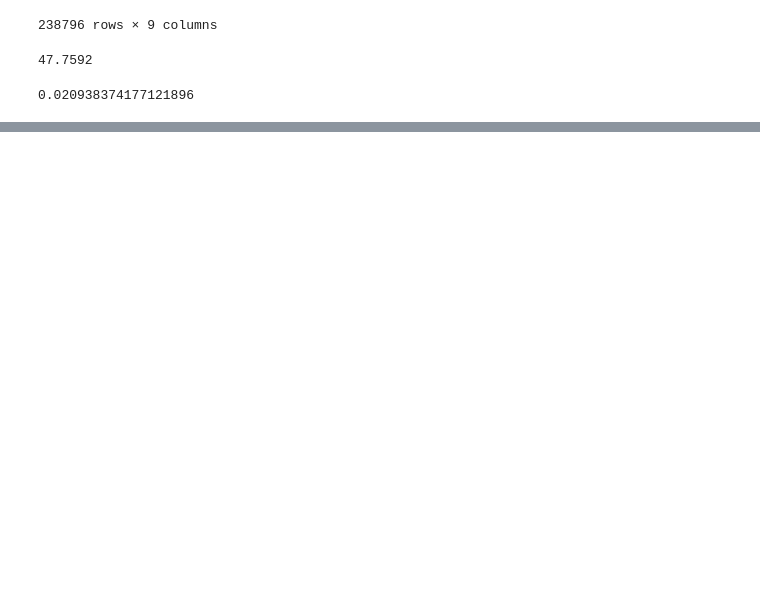
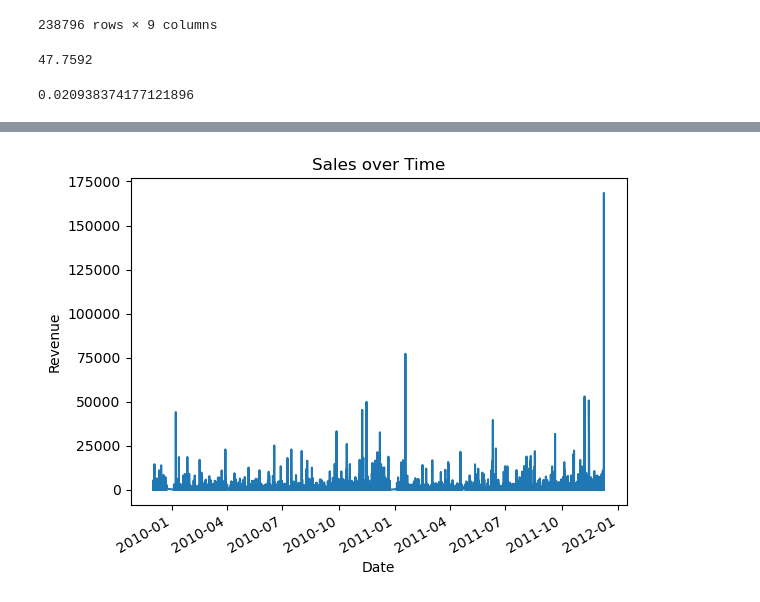
Before and after one commit to zadealfalah/salesSample, a Jupyter notebook: onlineRetail2/onlineRetail.ipynb, the cells around one changed output, grey strips where cells are left out. Drawn from its saved outputs; the diff is of its cells as text; code cells hidden in the pictures; blank space fills up the shorter version.

```diff
--- a/onlineRetail2/onlineRetail.ipynb
+++ b/onlineRetail2/onlineRetail.ipynb
@@ -167,0 +188,8 @@ https://stackoverflow.com/questions/33495194/mysql-insert-on-duplicate-update-fo
+# %%
+df.groupby("invoicedate").sum().revenue.plot()
+plt.xlabel("Date")
+plt.ylabel("Revenue")
+plt.title("Sales over Time")
+plt.show()
+# %% [output]
+[figure, added]
```
Also changed, not shown: parts of 46 cells of this notebook.
